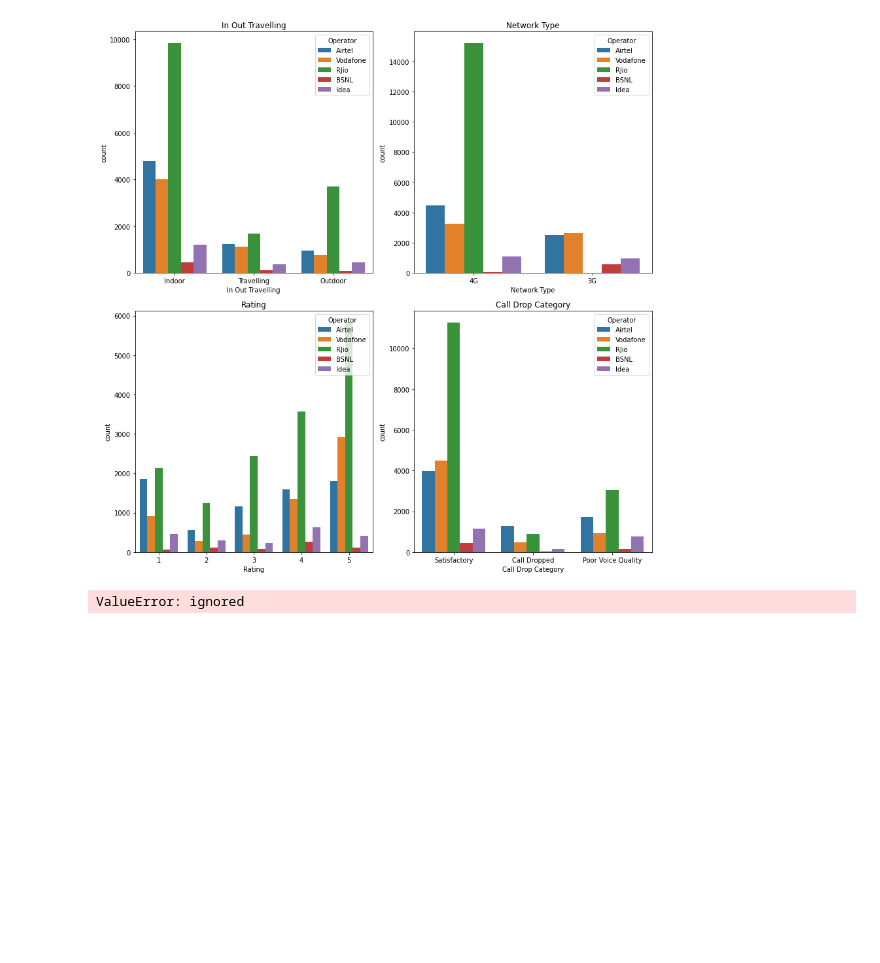
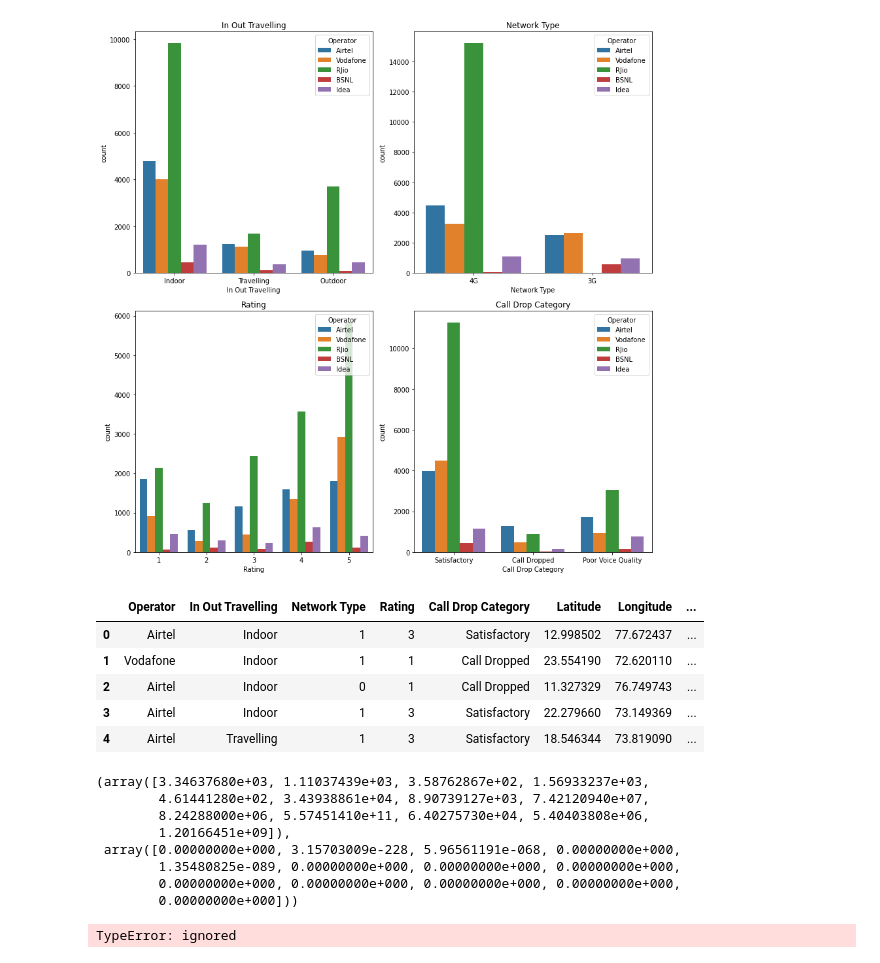
Before and after one commit to llohar/Project_6, a Jupyter notebook: Project6_soln.ipynb, the cells around one changed output. Cells and saved outputs as stored; diff of their text form; code cells hidden in the pictures; blank space fills up the shorter version.

```diff
--- a/Project6_soln.ipynb
+++ b/Project6_soln.ipynb
@@ -274,11 +274,39 @@ from sklearn.preprocessing import LabelEncoder
 label_encoder = LabelEncoder()
 data['Network Type'] = label_encoder.fit_transform(data['Network Type'])
 data['State Name'] = label_encoder.fit_transform(data['State Name'])
+data['Operator'] = label_encoder.fit_transform(data['Operator'])
+data['In Out Travelling'] = label_encoder.fit_transform(data['In Out Travelling'])
+data['Call Drop Category'] = label_encoder.fit_transform(data['Call Drop Category'])
+# %%
+data.head()
+# %% [output]
+|  | Operator | In Out Travelling | Network Type | Rating | Call Drop Category | Latitude | Longitude | ... |
+| 0 | Airtel | Indoor | 1 | 3 | Satisfactory | 12.998502 | 77.672437 | ... |
+| 1 | Vodafone | Indoor | 1 | 1 | Call Dropped | 23.554190 | 72.620110 | ... |
+| 2 | Airtel | Indoor | 0 | 1 | Call Dropped | 11.327329 | 76.749743 | ... |
+| 3 | Airtel | Indoor | 1 | 3 | Satisfactory | 22.279660 | 73.149369 | ... |
+| 4 | Airtel | Travelling | 1 | 3 | Satisfactory | 18.546344 | 73.819090 | ... |
 # %%
 from sklearn.feature_selection import chi2
-X = data['Network Type']
-y = data['State Name']
-chi_scores = chi2(X,y)
+y=data['State Name']
+x=data.drop(columns=['State Name','Average Signal Strength Download','Average Signal Strength Upload'],axis=1)
+chi_scores = chi2(x,y)
 chi_scores
 # %% [output]
-ValueError: ignored
+(array([3.34637680e+03, 1.11037439e+03, 3.58762867e+02, 1.56933237e+03,
+        4.61441280e+02, 3.43938861e+04, 8.90739127e+03, 7.42120940e+07,
+        8.24288000e+06, 5.57451410e+11, 6.40275730e+04, 5.40403808e+06,
+        1.20166451e+09]),
+ array([0.00000000e+000, 3.15703009e-228, 5.96561191e-068, 0.00000000e+000,
+        1.35480825e-089, 0.00000000e+000, 0.00000000e+000, 0.00000000e+000,
+        0.00000000e+000, 0.00000000e+000, 0.00000000e+000, 0.00000000e+000,
+        0.00000000e+000]))
+# %%
+X,y=data(return_X_y=True)
+# k = 4 tells four top features to be selected
+# Score function Chi2 tells the feature to be selected using Chi Square
+test = SelectKBest(score_func=chi2, k=4)
+fit = test.fit(X, y)
+fit.scores_
+# %% [output]
+TypeError: ignored
```
